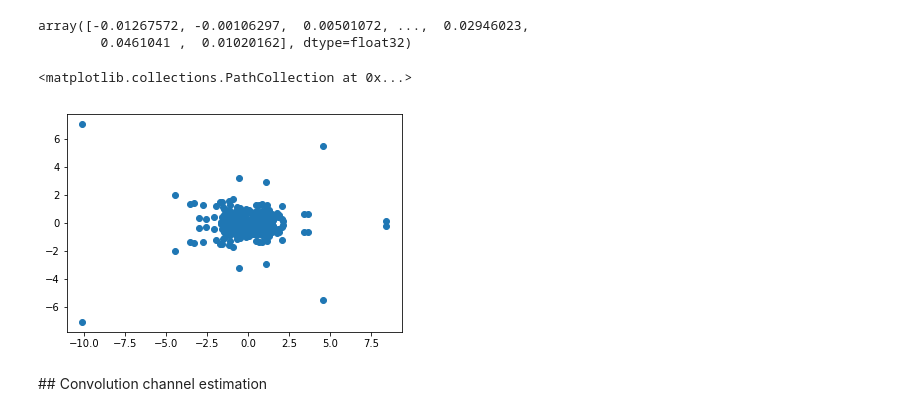
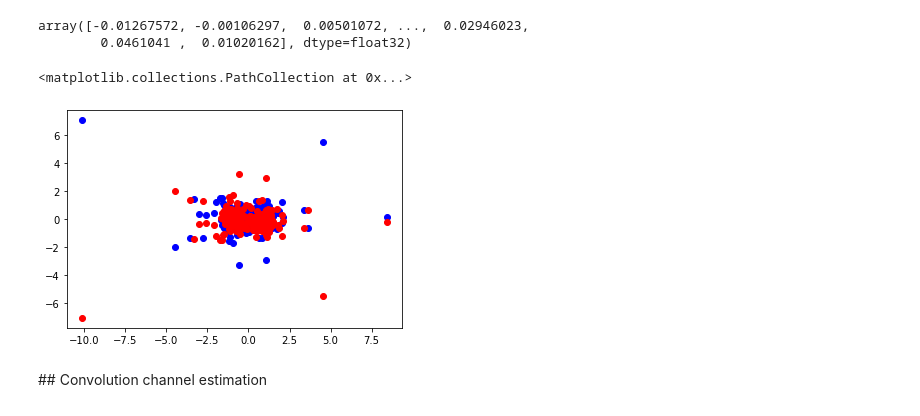
Before and after one commit to barkermrl/AudioModem, a Jupyter notebook: Estimation/OFDM.ipynb, the cells around one changed output. Saved outputs shown, nothing was run; the diff lists cells and outputs as text; code cells hidden in the pictures.

```diff
--- a/Estimation/OFDM.ipynb
+++ b/Estimation/OFDM.ipynb
@@ -70,11 +70,12 @@ received = np.array(read('OFDM/received_frame.wav', fs)[1])
 # MUST CHANGE LATER! DEBUGGING ONLY
 #received = signal
 # %%
-def window(x):
-    return x * np.hanning(len(x))
+def synchronise(received_chirp, transmitted_chirp):
+    def window(x):
+        return x * np.hanning(len(x))
 
-def synchronise(received, chirp_standard):
-    conv = convolve(window(received), np.flip(window(chirp_standard)), mode='same')
+    conv = convolve(window(received_chirp), np.flip(window(transmitted_chirp)), mode='same')
+
     return np.argmax(np.abs(conv))
 # %%
 %matplotlib inline
@@ -167,13 +165,0 @@ plt.plot(np.abs(np.fft.ifft(np.fft.fft(received_whitenoise)/np.fft.fft(whitenois
-# %%
-X = subcarrier_data
-
-n = 5
-R = np.zeros((5,N), dtype=complex)
-
-for i in range(1,n+1):
-    r = received_frame[i*(L+N)-N:i*(L+N)]
-    R[i-1,:] = np.fft.fft(r)
-
-# For test
-H = np.mean(R, axis=0)/X
-H
@@ -194,0 +199,20 @@ plt.xlim(0,50)
+# %%
+# Set up parameters in this box
+
+fs = 48000  # Sampling frequency
+N = 8192    # OFDM symbol length
+L = 1024    # Cyclic prefix length
+
+# constellation_map = {
+#     '00' : complex(1/np.sqrt(2), 1/np.sqrt(2)),
+#     '01' : complex(-1/np.sqrt(2), 1/np.sqrt(2)),
+#     '11' : complex(-1/np.sqrt(2), -1/np.sqrt(2)),
+#     '10' : complex(1/np.sqrt(2), -1/np.sqrt(2)),
+# }
+constellation_map = {
+    0: 1,
+    1: -1,
+}
+
+QAM_symbols = np.array([*constellation_map.values()])
+QAM_bits = np.array([*constellation_map.keys()])
@@ -204,12 +282,13 @@ r = received_frame[L:(L+N)]
 # %%
 %matplotlib inline
 R = np.fft.fft(r)
 Xhat = R/H # deconvolution
 
-plt.scatter(Xhat.real, Xhat.imag)
+plt.scatter(Xhat.real[N//2:], Xhat.imag[N//2:], color = 'blue')
+plt.scatter(Xhat.real[:N//2], Xhat.imag[:N//2], color = 'red')
 # %% [output]
 <matplotlib.collections.PathCollection at 0x...>
-[figure, old version]
+[figure, new version]
 # %% [markdown]
 ## Convolution channel estimation
 # %%
```
Also changed, not shown: parts of 16 cells of this notebook.
